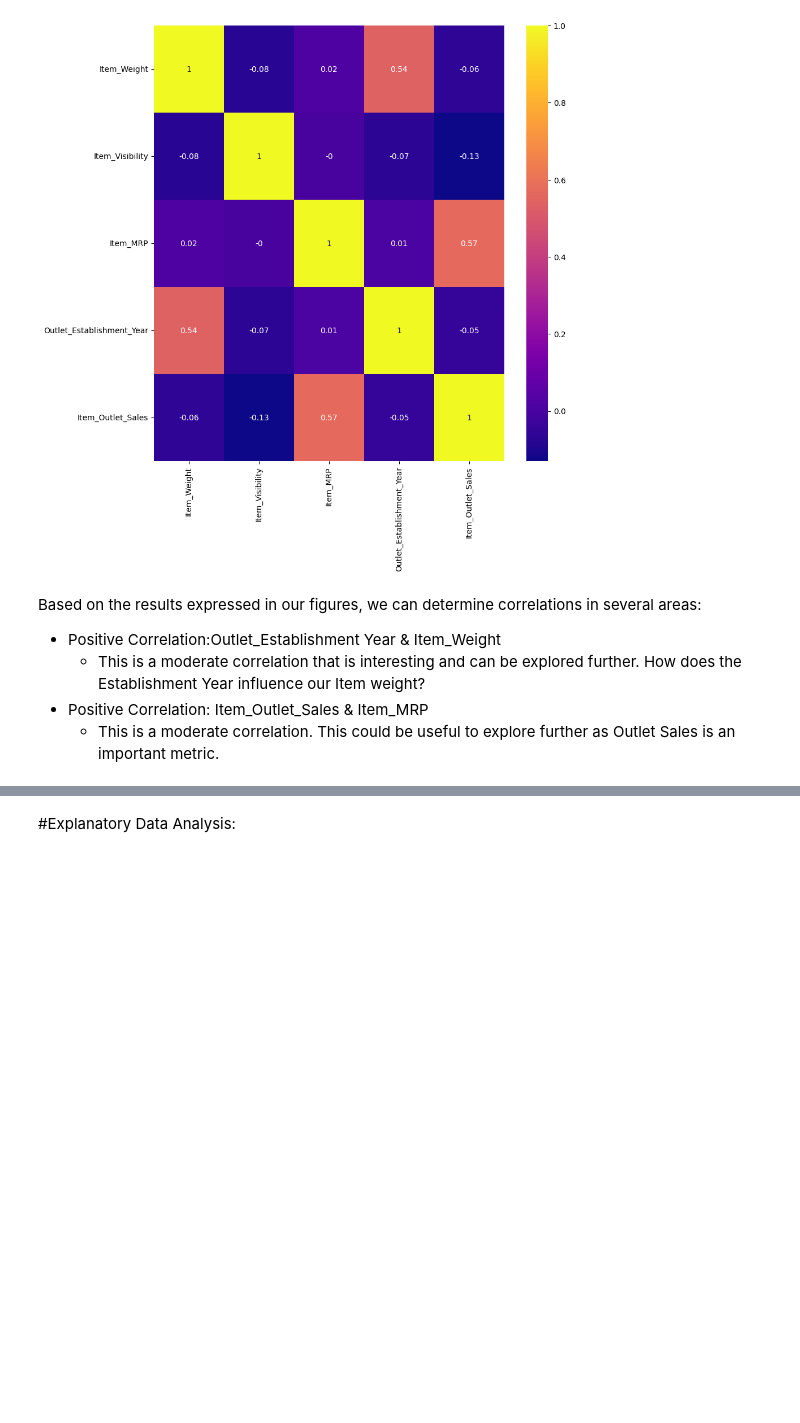
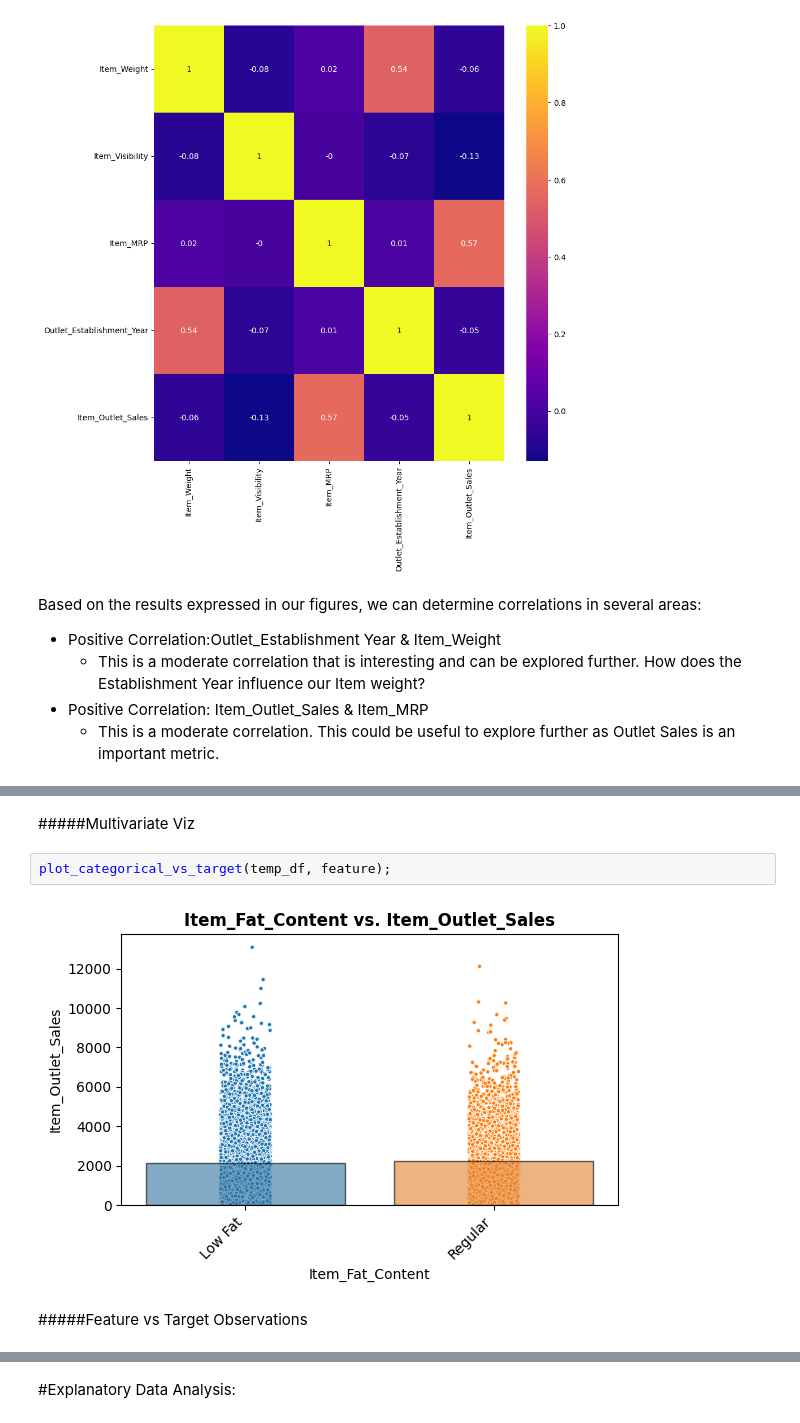
Before and after one commit to Dr-Schmoctor/sales-predictions, a Jupyter notebook: Prediction_of_Product_Sales.ipynb, the cells around one changed output, grey strips where cells are left out. Drawn from its saved outputs; the diff is of its cells as text; blank space fills up the shorter version.

```diff
--- a/Prediction_of_Product_Sales.ipynb
+++ b/Prediction_of_Product_Sales.ipynb
@@ -702,0 +1071,8 @@ Based on the results expressed in our figures, we can determine correlations in
+# %% [markdown]
+#####Multivariate Viz
+# %%
+plot_categorical_vs_target(temp_df, feature);
+# %% [output]
+[figure, added]
+# %% [markdown]
+#####Feature vs Target Observations
```
Also changed, not shown: parts of 108 cells of this notebook.
